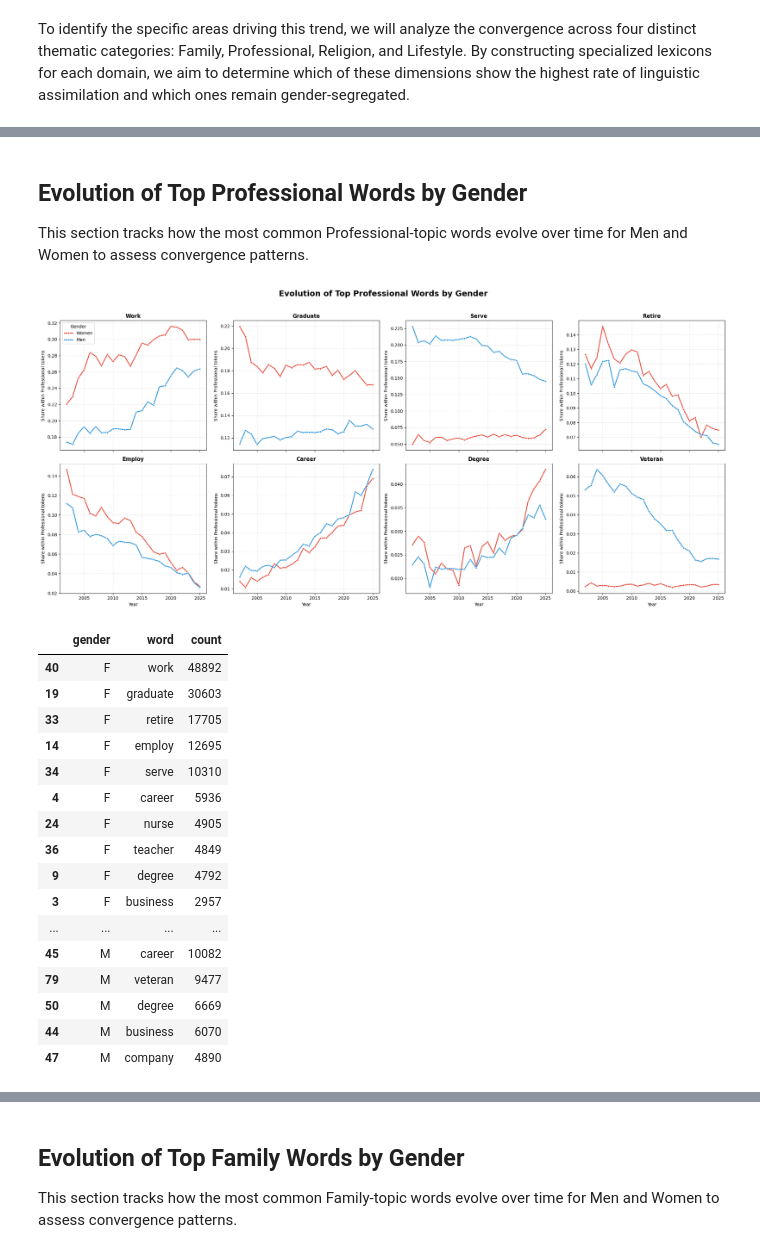
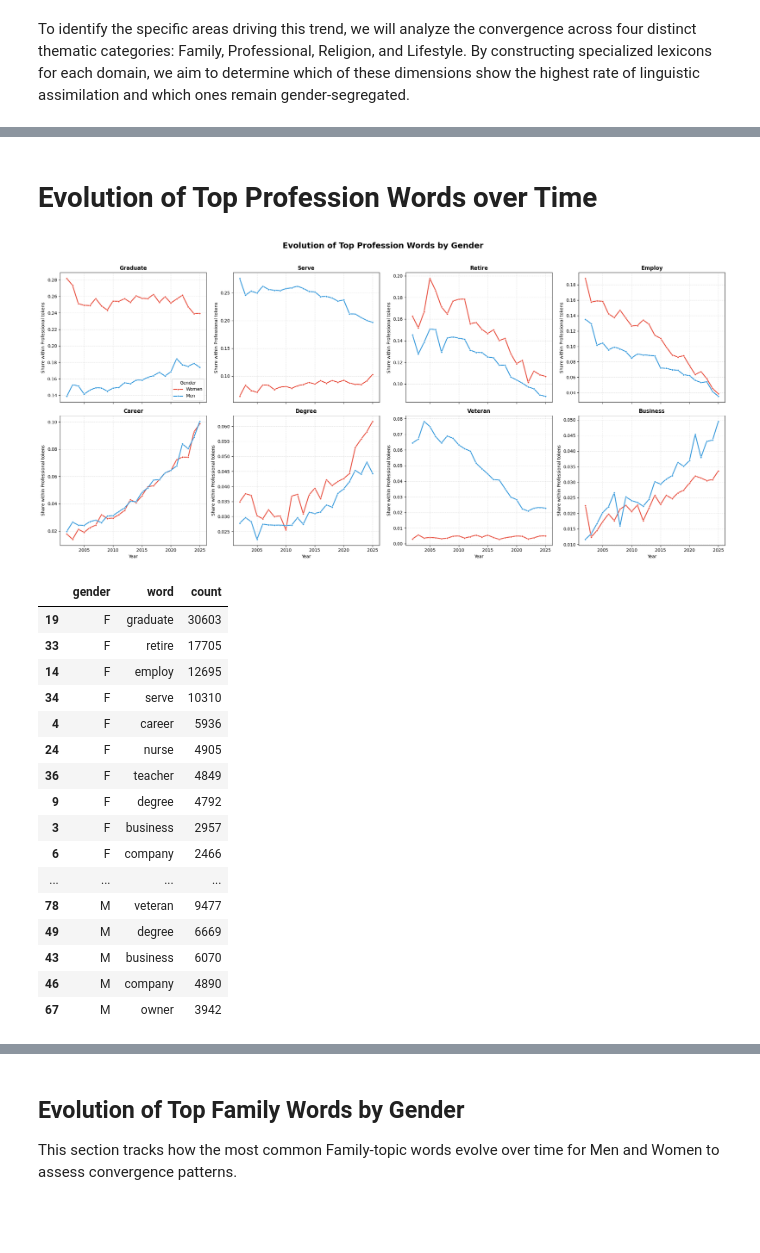
Before and after one commit to gallagelpi/text_minning, a Jupyter notebook: analysis.ipynb, the cells around one changed output, grey strips where cells are left out. Saved outputs shown, nothing was run; the diff lists cells and outputs as text; code cells hidden in the pictures; blank space fills up the shorter version.

Commit message:
remove dictionaries outside tfidf and added analysis on top words

```diff
--- a/analysis.ipynb
+++ b/analysis.ipynb
@@ -229,0 +255,3 @@ Last run: 2026-03-30 13:53:03
+# %%
+tokens = set(vectorizer.get_feature_names_out())
+len(tokens)
@@ -324,7 +444,7 @@ If historically male-dominated topics exhibit a negative baseline gap($\beta_1 <
 # %%
 df["gender_dummy"] = np.where(df["gender"] == "M", 0, 1)
 
-for i in range(2001, 2026):
+for i in range(2003, 2026):
     df[f"{i}_dummy"] = (df["year"] == i).astype(int)
     df[f"{i}_F"] = df["gender_dummy"]*df[f"{i}_dummy"]
 # %% [output]
@@ -332,25 +452,14 @@ Last run: 2026-03-30 13:53:06
 # %%
-y = df["Professional"]
+y = df["Profession"]
 X_cols = ["gender_dummy"]
-year_dummies = [f"{i}_dummy" for i in range(2002, 2026)]
+year_dummies = [f"{i}_dummy" for i in range(2003, 2026)]
 X_cols.extend(year_dummies)
-interaction_dummies = [f"{i}_F" for i in range(2002, 2026)]
+interaction_dummies = [f"{i}_F" for i in range(2003, 2026)]
 X_cols.extend(interaction_dummies)
 X = df[X_cols]
-
 X = sm.add_constant(X)
 model = sm.OLS(y, X).fit()
-
 print(model.summary())
-
-coef_table_prof = pd.DataFrame({
-    'coef': model.params,
-    'std_err': model.bse,
-    'p_value': model.pvalues
-})
-print('\nProfessional model coefficients:')
-with pd.option_context('display.float_format', '{:.6f}'.format):
-    display(coef_table_prof)
 # %% [output]
                             OLS Regression Results
 ==============================================================================
@@ -400,9 +481,9 @@ By the final year of the sample (2025), the interaction coefficient reaches 0.01
 # %%
 y_fam = df["Family"]
 X_cols = ["gender_dummy"]
-year_dummies = [f"{i}_dummy" for i in range(2002, 2026)]
+year_dummies = [f"{i}_dummy" for i in range(2003, 2026)]
 X_cols.extend(year_dummies)
-interaction_dummies = [f"{i}_F" for i in range(2002, 2026)]
+interaction_dummies = [f"{i}_F" for i in range(2003, 2026)]
 X_cols.extend(interaction_dummies)
 X = df[X_cols]
 
@@ -410,15 +491,6 @@ X = sm.add_constant(X)
 model_fam = sm.OLS(y_fam, X).fit()
 
 print(model_fam.summary())
-
-coef_table_fam = pd.DataFrame({
-    'coef': model_fam.params,
-    'std_err': model_fam.bse,
-    'p_value': model_fam.pvalues
-})
-print('\nFamily model coefficients:')
-with pd.option_context('display.float_format', '{:.6f}'.format):
-    display(coef_table_fam)
 # %% [output]
                             OLS Regression Results
 ==============================================================================
@@ -446,12 +561,10 @@ For example, the gap remaining in 2013 is approximately 0.0316 (0.0378 − 0.006
 # %% [markdown]
-## Evolution of Top Professional Words by Gender
-
-This section tracks how the most common Professional-topic words evolve over time for Men and Women to assess convergence patterns.
+# Evolution of Top Profession Words over Time
 # %%
 from sklearn.feature_extraction.text import CountVectorizer
 
 # Build a professional-only vocabulary from the lemmatized theme dictionary.
-prof_vocab = sorted(themes_lemma['Professional'])
+prof_vocab = sorted(themes_lemma['Profession'])
 
 records = []
 vectorizer_prof = CountVectorizer(vocabulary=prof_vocab)
@@ -509,37 +622,36 @@ for i, w in enumerate(top_words):
         palette={'Men': '#3498db', 'Women': '#e74c3c'},
         marker='o',
         linewidth=2,
         markersize=4
     )
 
     ax.set_title(w.capitalize(), fontsize=12, fontweight='bold')
     ax.set_ylabel('Share within Professional tokens')
     ax.set_xlabel('Year')
     ax.grid(True, linestyle='--', alpha=0.35)
 
     if i != 0:
         ax.legend_.remove()
 
 if len(top_words) > 0:
     axes[0].legend(title='Gender', loc='best')
 
-plt.suptitle('Evolution of Top Professional Words by Gender', fontsize=18, fontweight='bold', y=1.02)
+plt.suptitle('Evolution of Top Profession Words by Gender', fontsize=18, fontweight='bold', y=1.02)
 plt.tight_layout()
 plt.savefig('paper/professional_top_words_evolution.png', dpi=300, bbox_inches='tight')
 plt.show()
 
 display(
     prof_word_year.groupby(['gender', 'word'])['count']
     .sum()
     .reset_index()
     .sort_values(['gender', 'count'], ascending=[True, False])
     .groupby('gender')
     .head(10)
 )
 # %% [output]
-[figure, old version]
+[figure, new version]
 |  | gender | word | count |
-| 40 | F | work | 48892 |
 | 19 | F | graduate | 30603 |
 | 33 | F | retire | 17705 |
 | 14 | F | employ | 12695 |
@@ -549,9 +661,10 @@ display(
 | 36 | F | teacher | 4849 |
 | 9 | F | degree | 4792 |
 | 3 | F | business | 2957 |
+| 6 | F | company | 2466 |
 | ... | ... | ... | ... |
-| 45 | M | career | 10082 |
-| 79 | M | veteran | 9477 |
-| 50 | M | degree | 6669 |
-| 44 | M | business | 6070 |
-| 47 | M | company | 4890 |
+| 78 | M | veteran | 9477 |
+| 49 | M | degree | 6669 |
+| 43 | M | business | 6070 |
+| 46 | M | company | 4890 |
+| 67 | M | owner | 3942 |
```
Also changed, not shown: parts of 23 cells of this notebook.
